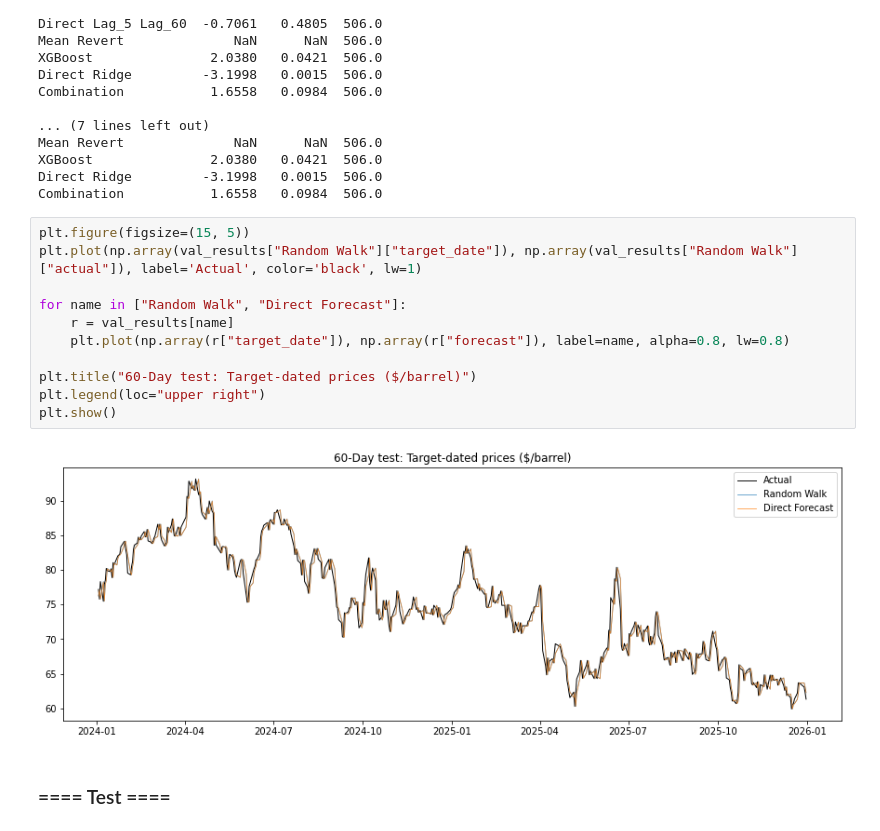
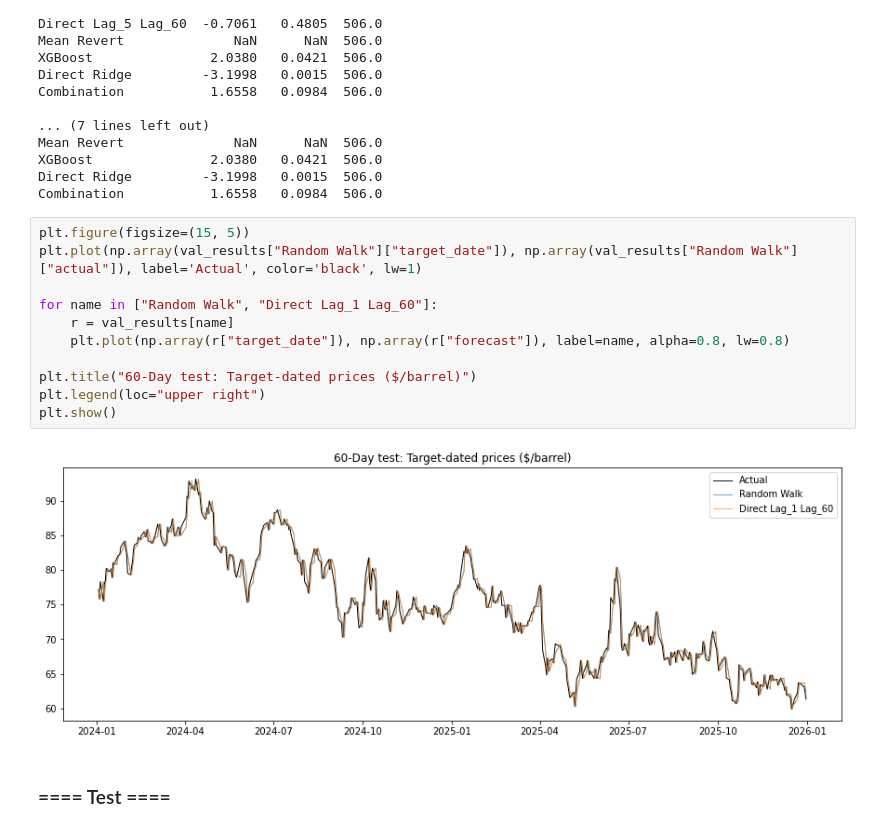
Before and after one commit to airrehn/Sample-Taxed, a Jupyter notebook: notebooks/forecast60.ipynb, the cells around one changed output. Saved outputs shown, nothing was run; the diff lists cells and outputs as text.

```diff
--- a/notebooks/forecast60.ipynb
+++ b/notebooks/forecast60.ipynb
@@ -219,16 +284,16 @@ Combination           1.6558   0.0984  506.0
 # %%
 plt.figure(figsize=(15, 5))
 plt.plot(np.array(val_results["Random Walk"]["target_date"]), np.array(val_results["Random Walk"]["actual"]), label='Actual', color='black', lw=1)
 
-for name in ["Random Walk", "Direct Forecast"]:
+for name in ["Random Walk", "Direct Lag_1 Lag_60"]:
     r = val_results[name]
     plt.plot(np.array(r["target_date"]), np.array(r["forecast"]), label=name, alpha=0.8, lw=0.8)
 
 plt.title("60-Day test: Target-dated prices ($/barrel)")
 plt.legend(loc="upper right")
 plt.show()
 # %% [output]
-[figure, old version]
+[figure, new version]
 # %% [markdown]
 ### ==== Test ====
 # %%
```
Also changed, not shown: parts of 10 cells of this notebook, 2 other files.
